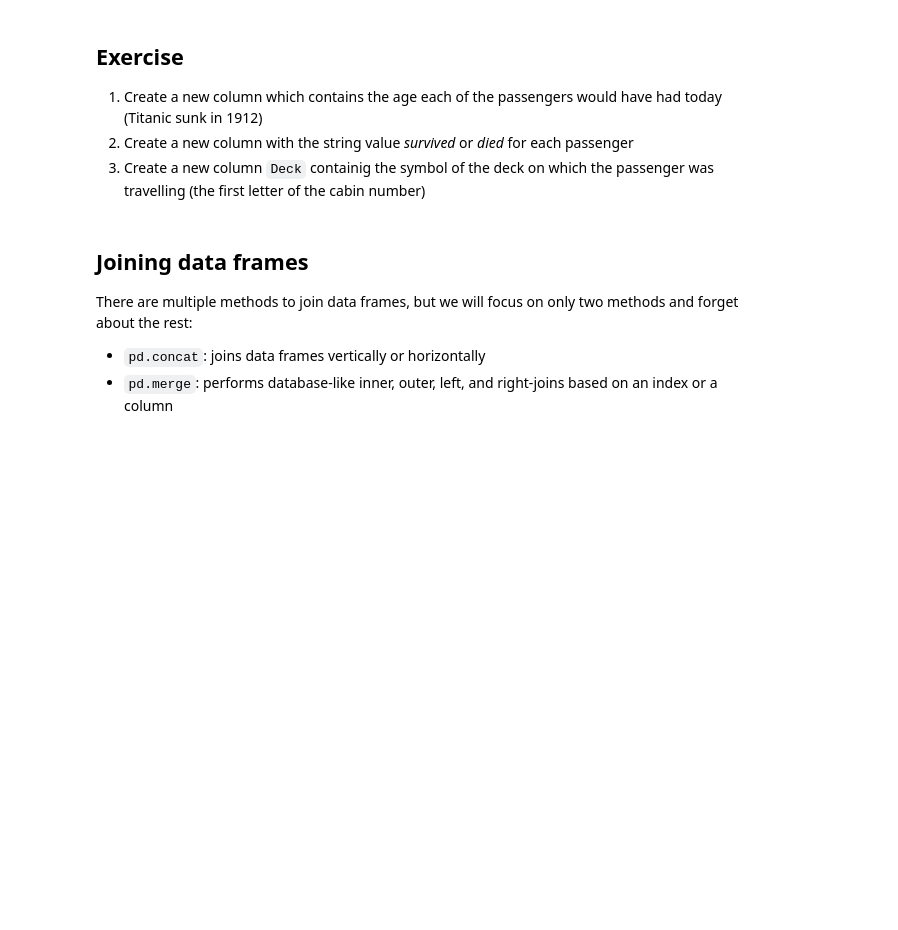
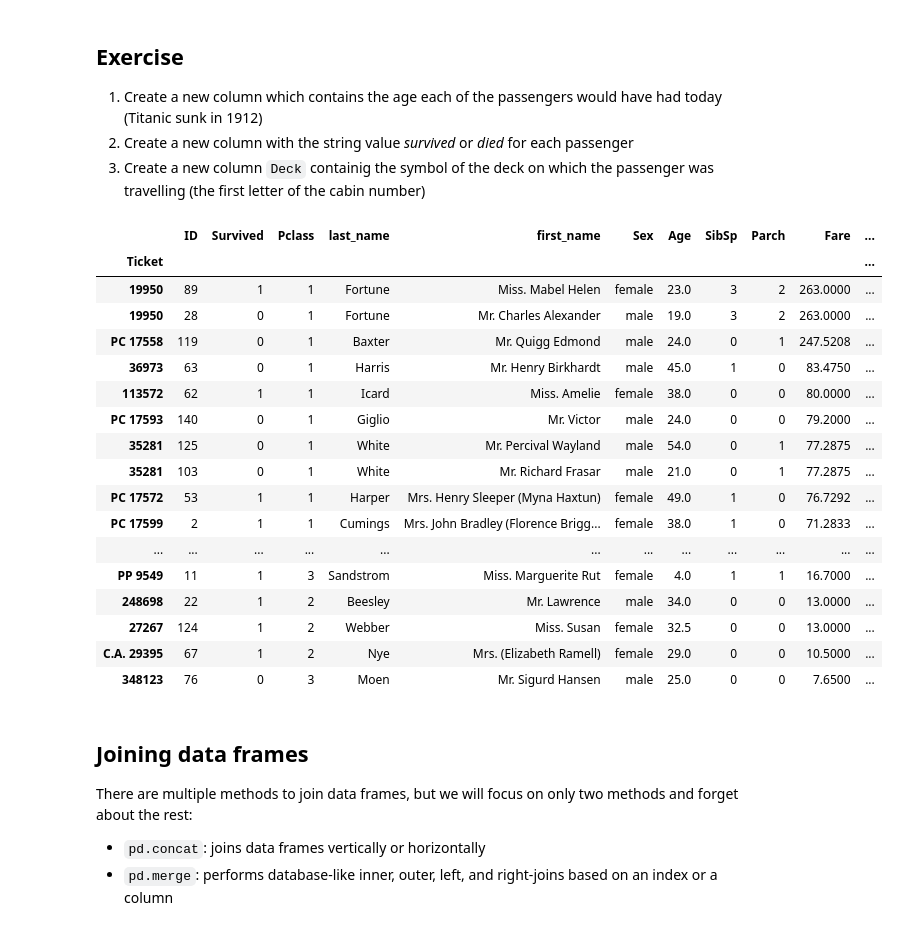
Before and after one commit to Luncenok/Data-mining, a Jupyter notebook: introduction/dm-pandas.ipynb, the cells around one changed output. Drawn from its saved outputs; the diff is of its cells as text; code cells hidden in the pictures; blank space fills up the shorter version.

```diff
--- a/introduction/dm-pandas.ipynb
+++ b/introduction/dm-pandas.ipynb
@@ -531,3 +657,8 @@ movies[~(movies.duration > 120)]
 1. Sort the `titanic` dataframe in the decreasing order of the fare price
 2. Create a new dataframe `titanic_f` containing only information on female passengers
 3. Create a new dataframe `titanic_x` containing only young passenges (age < 18) who did not embark in Cork.
+# %%
+titanic = titanic.sort_values('Fare', ascending=False)
+titanic_f = titanic[titanic['Sex'] == 'female']
+titanic_x = titanic[(titanic['Age'] < 18) & ~(titanic['Embarked'] == 'C')]
+titanic_x
@@ -670,3 +1148,9 @@ ufo.dropna(how='all', axis=0, subset=['City', 'Colors Reported']) # all, subset
 
 1. Remove from the `titanic` dataframe records which do not have the age of the passenger registered
 2. Compute the number of missing cabin numbers for each class of passengers
+# %%
+# 1
+titanic.dropna(subset=['Age'], inplace=True)
+
+# 2
+titanic.groupby('Pclass').agg({'Cabin': 'isnull'})
@@ -792,6 +1509,12 @@ df.sort_values('height')
 
 1. Change the index of the `titanic` dataframe to the ticket number
 2. Change the `Pclass` attribute into a category.
+# %%
+# 1
+titanic.set_index('Ticket', inplace=True)
+# %%
+# 2
+titanic.Pclass = titanic.Pclass.astype('category')
 # %% [markdown]
 ## Creating binary variables from categorical columns
 
@@ -894,6 +1899,35 @@ drinks.loc[:, 'beer_servings':'wine_servings'].idxmax(axis=1)
 1. Create a new column which contains the age each of the passengers would have had today (Titanic sunk in 1912)
 2. Create a new column with the string value *survived* or *died* for each passenger
 3. Create a new column `Deck` containig the symbol of the deck on which the passenger was travelling (the first letter of the cabin number)
+# %%
+# 1
+titanic['age_today'] = 2023 - 1912 + titanic['Age']
+
+# 2
+titanic['survival'] = titanic.Survived.apply(lambda x: 'survived' if x == 1 else 'died')
+
+# 3
+titanic['Deck'] = titanic.Cabin.apply(lambda x: x[0])
+titanic
+# %% [output]
+|  | ID | Survived | Pclass | last_name | first_name | Sex | Age | SibSp | Parch | Fare | ... |
+| Ticket |  |  |  |  |  |  |  |  |  |  | ... |
+| 19950 | 89 | 1 | 1 | Fortune | Miss. Mabel Helen | female | 23.0 | 3 | 2 | 263.0000 | ... |
+| 19950 | 28 | 0 | 1 | Fortune | Mr. Charles Alexander | male | 19.0 | 3 | 2 | 263.0000 | ... |
+| PC 17558 | 119 | 0 | 1 | Baxter | Mr. Quigg Edmond | male | 24.0 | 0 | 1 | 247.5208 | ... |
+| 36973 | 63 | 0 | 1 | Harris | Mr. Henry Birkhardt | male | 45.0 | 1 | 0 | 83.4750 | ... |
+| 113572 | 62 | 1 | 1 | Icard | Miss. Amelie | female | 38.0 | 0 | 0 | 80.0000 | ... |
+| PC 17593 | 140 | 0 | 1 | Giglio | Mr. Victor | male | 24.0 | 0 | 0 | 79.2000 | ... |
+| 35281 | 125 | 0 | 1 | White | Mr. Percival Wayland | male | 54.0 | 0 | 1 | 77.2875 | ... |
+| 35281 | 103 | 0 | 1 | White | Mr. Richard Frasar | male | 21.0 | 0 | 1 | 77.2875 | ... |
+| PC 17572 | 53 | 1 | 1 | Harper | Mrs. Henry Sleeper (Myna Haxtun) | female | 49.0 | 1 | 0 | 76.7292 | ... |
+| PC 17599 | 2 | 1 | 1 | Cumings | Mrs. John Bradley (Florence Brigg... | female | 38.0 | 1 | 0 | 71.2833 | ... |
+| ... | ... | ... | ... | ... | ... | ... | ... | ... | ... | ... | ... |
+| PP 9549 | 11 | 1 | 3 | Sandstrom | Miss. Marguerite Rut | female | 4.0 | 1 | 1 | 16.7000 | ... |
+| 248698 | 22 | 1 | 2 | Beesley | Mr. Lawrence | male | 34.0 | 0 | 0 | 13.0000 | ... |
+| 27267 | 124 | 1 | 2 | Webber | Miss. Susan | female | 32.5 | 0 | 0 | 13.0000 | ... |
+| C.A. 29395 | 67 | 1 | 2 | Nye | Mrs. (Elizabeth Ramell) | female | 29.0 | 0 | 0 | 10.5000 | ... |
+| 348123 | 76 | 0 | 3 | Moen | Mr. Sigurd Hansen | male | 25.0 | 0 | 0 | 7.6500 | ... |
 # %% [markdown]
 ## Joining data frames
 
```
Also changed, not shown: parts of 132 cells of this notebook.
